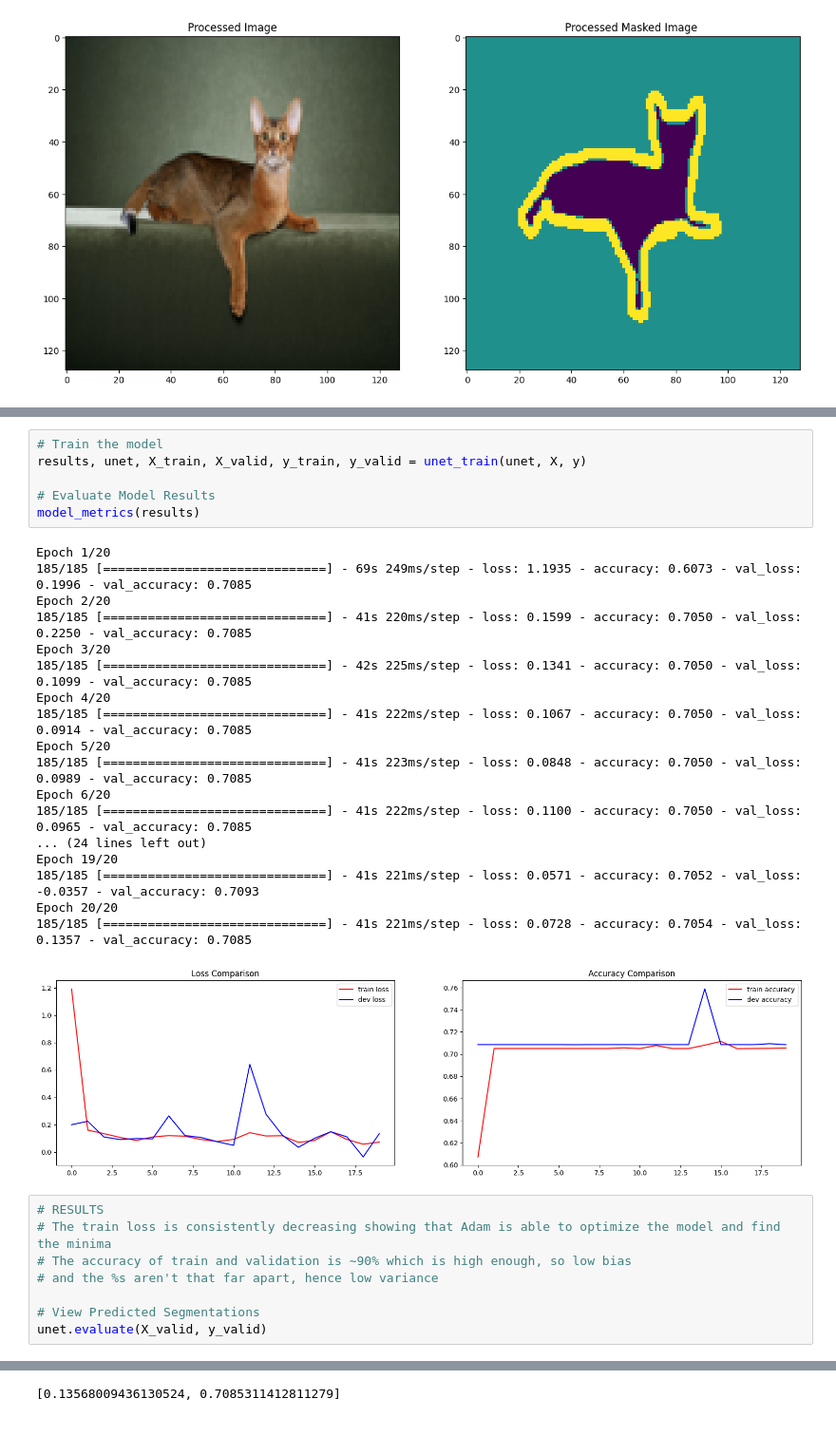
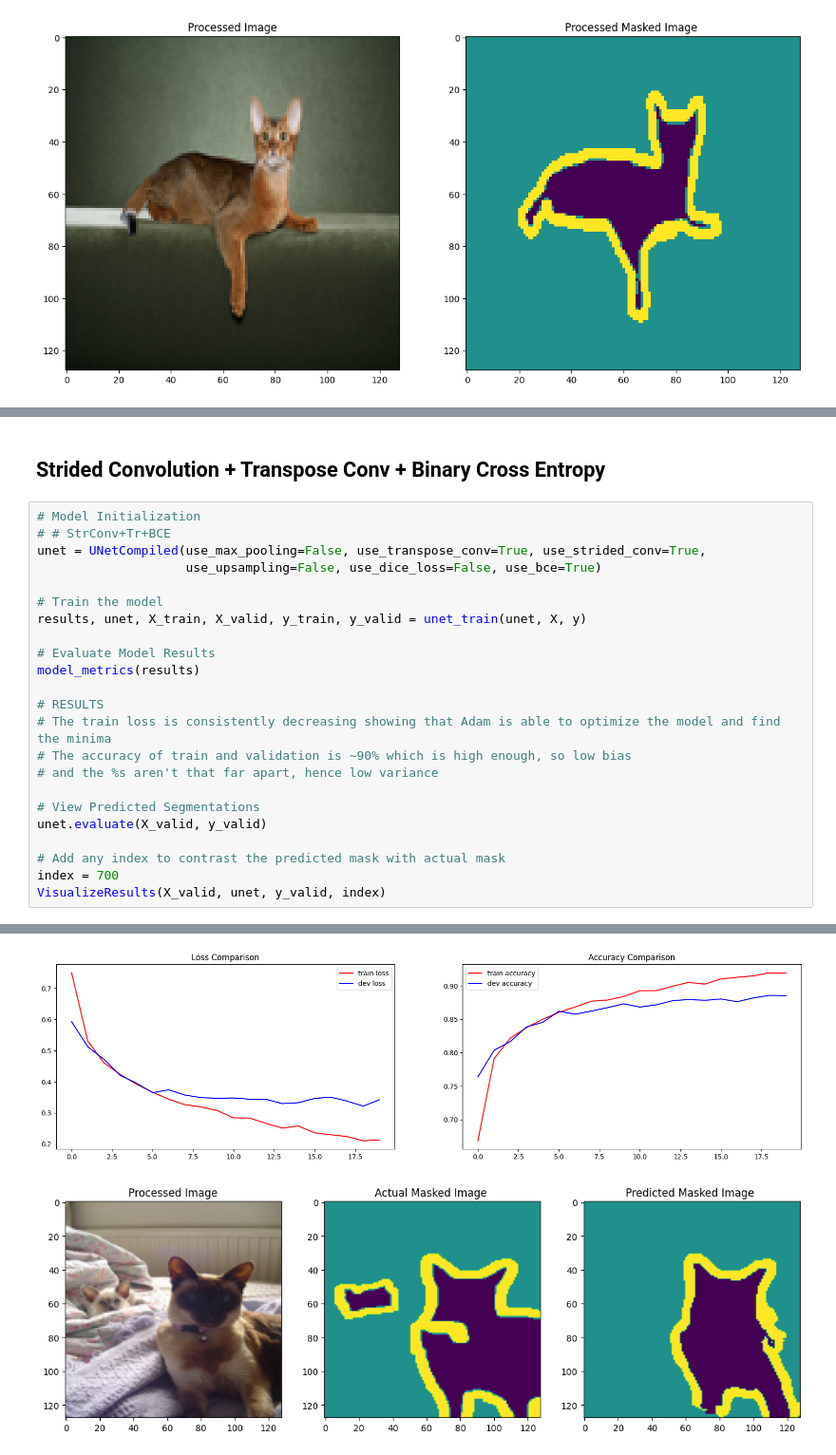
Before and after one commit to mkthoma/unet_and_vae, a Jupyter notebook: UNET/Demo UNET.ipynb, the cells around one changed output, grey strips where cells are left out. Shown at 95% size. Drawn from its saved outputs; the diff is of its cells as text; blank space fills up the shorter version.

```diff
--- a/UNET/Demo UNET.ipynb
+++ b/UNET/Demo UNET.ipynb
@@ -89,29 +160,17 @@ ________________________________________________________________________________
-# %%
-# Train the model
-results, unet, X_train, X_valid, y_train, y_valid = unet_train(unet, X, y)
-
-# Evaluate Model Results
-model_metrics(results)
-# %% [output]
-Epoch 1/20
-185/185 [==============================] - 69s 249ms/step - loss: 1.1935 - accuracy: 0.6073 - val_loss: 0.1996 - val_accuracy: 0.7085
-Epoch 2/20
-185/185 [==============================] - 41s 220ms/step - loss: 0.1599 - accuracy: 0.7050 - val_loss: 0.2250 - val_accuracy: 0.7085
-Epoch 3/20
-185/185 [==============================] - 42s 225ms/step - loss: 0.1341 - accuracy: 0.7050 - val_loss: 0.1099 - val_accuracy: 0.7085
-Epoch 4/20
-185/185 [==============================] - 41s 222ms/step - loss: 0.1067 - accuracy: 0.7050 - val_loss: 0.0914 - val_accuracy: 0.7085
-Epoch 5/20
-185/185 [==============================] - 41s 223ms/step - loss: 0.0848 - accuracy: 0.7050 - val_loss: 0.0989 - val_accuracy: 0.7085
-Epoch 6/20
-185/185 [==============================] - 41s 222ms/step - loss: 0.1100 - accuracy: 0.7050 - val_loss: 0.0965 - val_accuracy: 0.7085
-... (24 lines left out)
-Epoch 19/20
-185/185 [==============================] - 41s 221ms/step - loss: 0.0571 - accuracy: 0.7052 - val_loss: -0.0357 - val_accuracy: 0.7093
-Epoch 20/20
-185/185 [==============================] - 41s 221ms/step - loss: 0.0728 - accuracy: 0.7054 - val_loss: 0.1357 - val_accuracy: 0.7085
-[figure, removed]
+# %% [markdown]
+## Strided Convolution + Transpose Conv + Binary Cross Entropy
 # %%
+# Model Initialization
+# # StrConv+Tr+BCE
+unet = UNetCompiled(use_max_pooling=False, use_transpose_conv=True, use_strided_conv=True,
+                    use_upsampling=False, use_dice_loss=False, use_bce=True)
+
+# Train the model
+results, unet, X_train, X_valid, y_train, y_valid = unet_train(unet, X, y)
+
+# Evaluate Model Results
+model_metrics(results)
+
 # RESULTS
 # The train loss is consistently decreasing showing that Adam is able to optimize the model and find the minima
 # The accuracy of train and validation is ~90% which is high enough, so low bias
@@ -119,4 +178,8 @@ Epoch 20/20
 
 # View Predicted Segmentations
 unet.evaluate(X_valid, y_valid)
+
+# Add any index to contrast the predicted mask with actual mask
+index = 700
+VisualizeResults(X_valid, unet, y_valid, index)
 # %% [output]
@@ -124 +203,2 @@ unet.evaluate(X_valid, y_valid)
-[0.13568009436130524, 0.7085311412811279]
+[figure, added]
+[figure, added]
```
Also changed, not shown: parts of 12 cells of this notebook, 3 other files.
